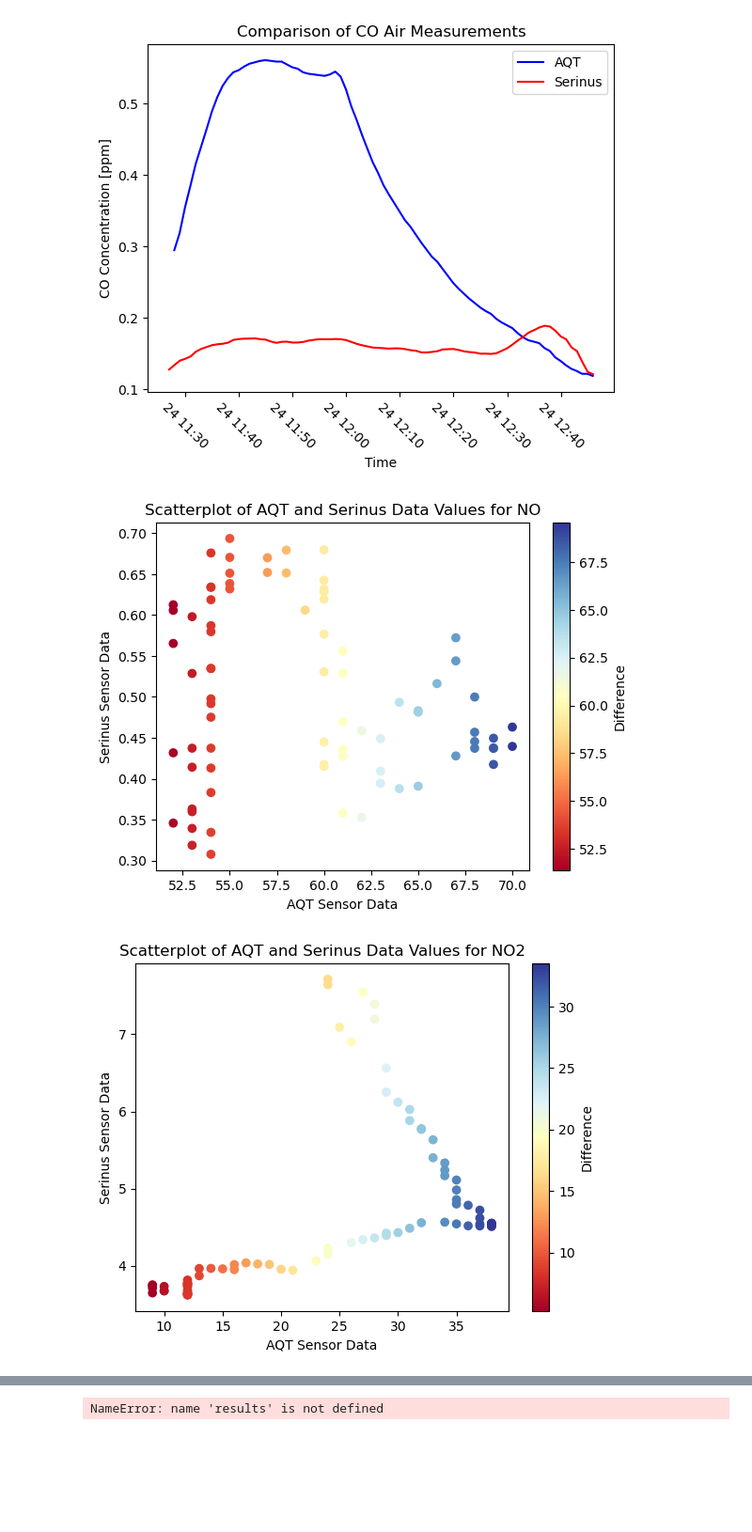
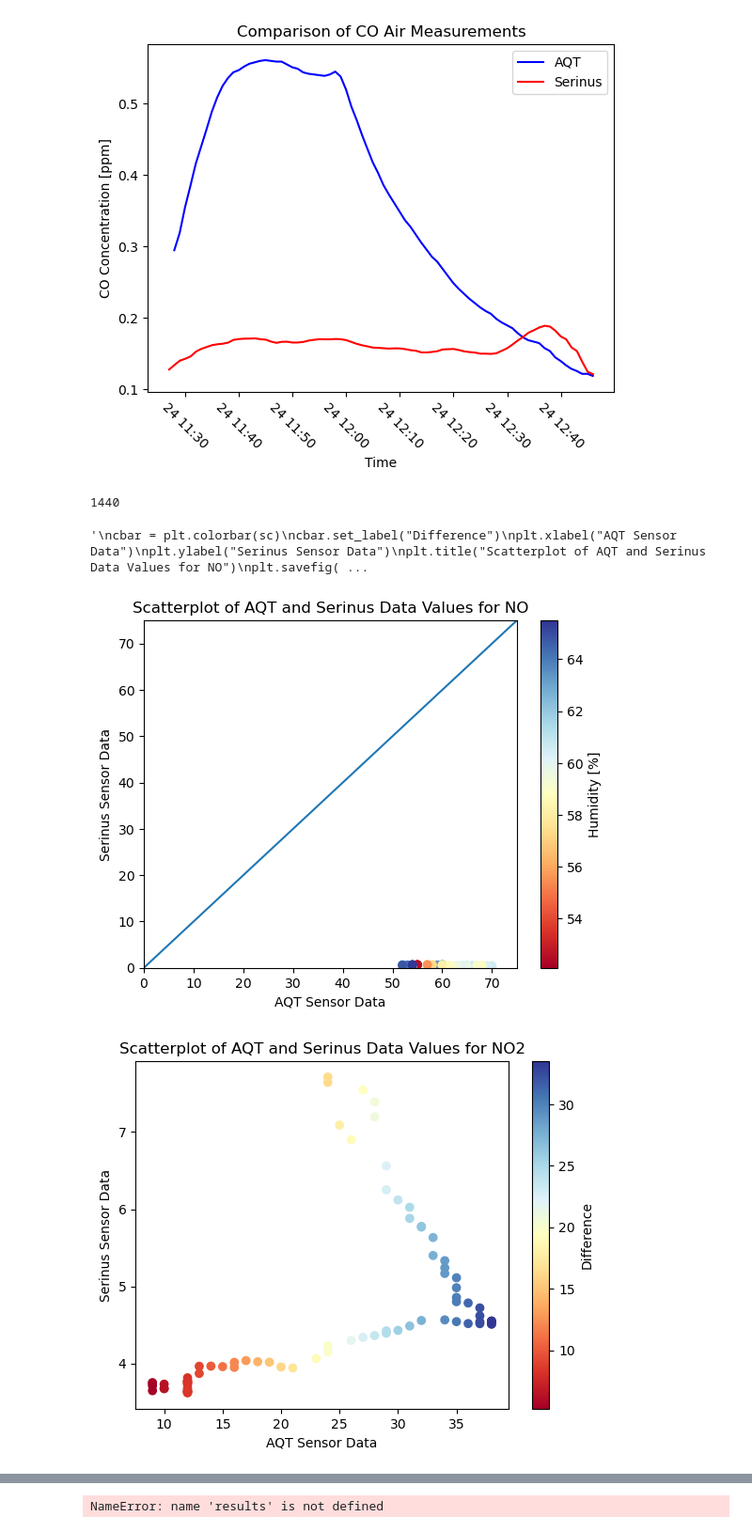
Before and after one commit to EVS-ATMOS/air-quality-sensors, a Jupyter notebook: toybox.ipynb, the cells around one changed output, grey strips where cells are left out. Shown at 94% size. Drawn from its saved outputs; the diff is of its cells as text; code cells hidden in the pictures; blank space fills up the shorter version.

Commit message:
Completed one new scatterplot

```diff
--- a/toybox.ipynb
+++ b/toybox.ipynb
@@ -47,8 +37,8 @@ Note: you may need to restart the kernel to use updated packages.
 # %%
 DATE = "2023-05-24"
 # Times must be in UTC
-TIME_START = "00:00:00"
-TIME_STOP = "23:59:59"
+TIME_START = "11:27:00"
+TIME_STOP = "12:46:00"
 RADAR_ID = "KLOT"
 # %%
 ## convert input date and time to timestamps
@@ -589,49 +579,67 @@ plt.savefig("CO Comparison")
 [figure]
 [figure]
 [figure]
+# %%
+## Creating a scatterplot for NO concentration levels across AQT and Serinus data values.
+cm = plt.cm.get_cmap('RdYlBu')
+print(len(NOx_data["NO Concentration Average"))
+# sc = plt.scatter(no["value"]*1000, NOx_data["NO Concentration Average"][35:-1], c=aqhum["value"], cmap=cm)
+"""
+cbar = plt.colorbar(sc)
+cbar.set_label("Difference")
+plt.xlabel("AQT Sensor Data")
+plt.ylabel("Serinus Sensor Data")
+plt.title("Scatterplot of AQT and Serinus Data Values for NO")
+plt.savefig("NO Scatter")
+"""
+# %% [output]
+1440
+'\ncbar = plt.colorbar(sc)\ncbar.set_label("Difference")\nplt.xlabel("AQT Sensor Data")\nplt.ylabel("Serinus Sensor Data")\nplt.title("Scatterplot of AQT and Serinus Data Values for NO")\nplt.savefig( ...
 # %%
 ## Creating a scatterplot for NO concentration levels across AQT and Serinus data values.
 cm = plt.cm.get_cmap('RdYlBu')
-diff_no = np.array(no["value"]*1000) - np.array(NOx_data["NO Concentration Average"][35:-1])
-sc = plt.scatter(no["value"]*1000, NOx_data["NO Concentration Average"][35:-1], c=diff_no, cmap=cm)
+sc = plt.scatter(no["value"]*1000, NOx_data["NO Concentration Average"][35:-1], c=aqhum["value"], cmap=cm)
 cbar = plt.colorbar(sc)
-cbar.set_label("Difference")
+cbar.set_label("Humidity [%]")
 plt.xlabel("AQT Sensor Data")
 plt.ylabel("Serinus Sensor Data")
+plt.xlim(0,75)
+plt.ylim(0,75)
+plt.plot([0,75],[0,75])
 plt.title("Scatterplot of AQT and Serinus Data Values for NO")
 plt.savefig("NO Scatter")
 
 plt.figure()
 diff_no2 = np.array(no2["value"]*1000) - np.array(NOx_data["NO2 Concentration Average"][35:-1])
 sc = plt.scatter(no2["value"]*1000, NOx_data["NO2 Concentration Average"][35:-1], c=diff_no2, cmap=cm)
 cbar = plt.colorbar(sc)
 cbar.set_label("Difference")
 plt.xlabel("AQT Sensor Data")
 plt.ylabel("Serinus Sensor Data")
 plt.title("Scatterplot of AQT and Serinus Data Values for NO2")
 plt.savefig("NO2 Scatter")
 
 plt.figure()
 diff_o3 = np.array(o3["value"]*1000) - np.array(o3_data["Ozone Average"][51:-1])
 sc = plt.scatter(o3["value"]*1000, o3_data["Ozone Average"][51:-1], c=diff_o3, cmap=cm)
 cbar = plt.colorbar(sc)
 cbar.set_label("Difference")
 plt.xlabel("AQT Sensor Data")
 plt.ylabel("Serinus Sensor Data")
 plt.title("Scatterplot of AQT and Serinus Data Values for O3")
 plt.savefig("o3 Scatter")
 
 plt.figure()
 diff_CO = np.array(co["value"]) - np.array(CO_data["CO Concentration Average"][23:-1])
 sc = plt.scatter(co["value"], CO_data["CO Concentration Average"][23:-1], c=diff_CO, cmap=cm)
 cbar = plt.colorbar(sc)
 cbar.set_label("Difference")
 plt.xlabel("AQT Sensor Data")
 plt.ylabel("Serinus Sensor Data")
 plt.title("Scatterplot of AQT and Serinus Data Values for CO")
 plt.savefig("CO Scatter")
 # %% [output]
-[figure, old version]
+[figure, new version]
 [figure]
 [figure]
 [figure]
```
Also changed, not shown: parts of 1 cell of this notebook.
